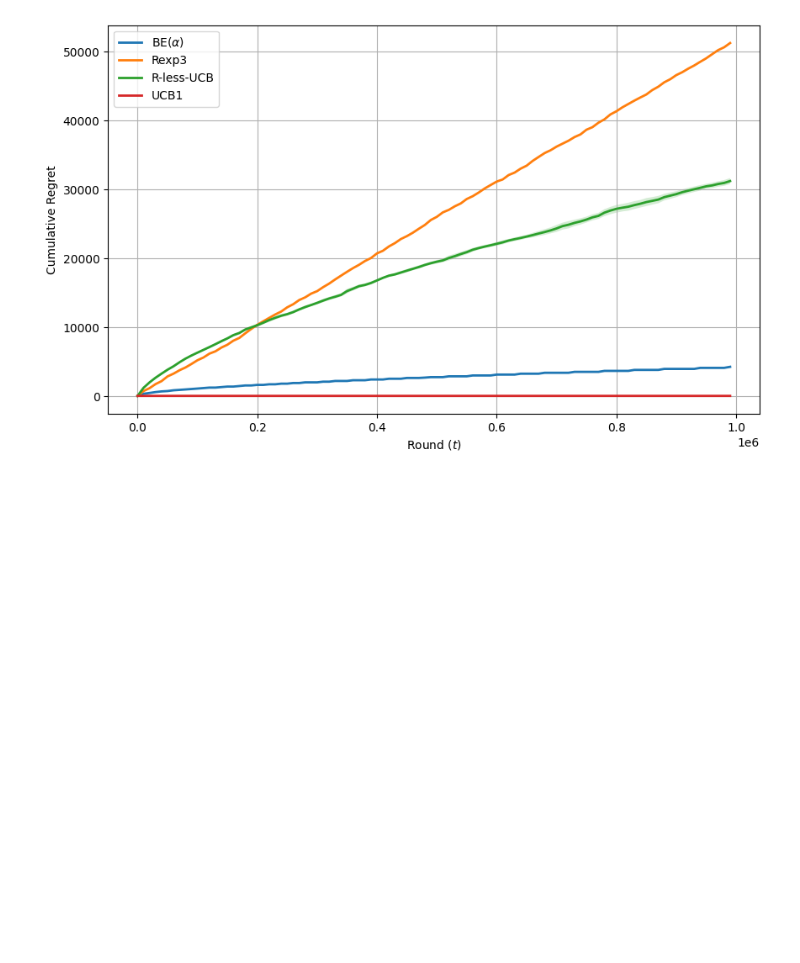
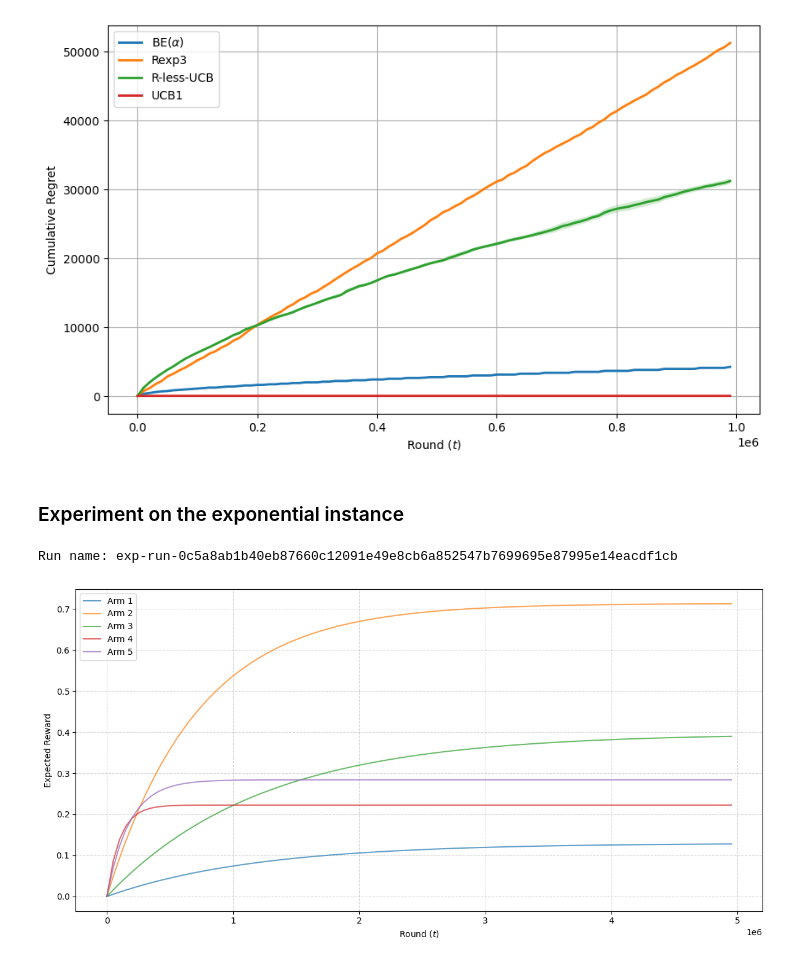
Before and after one commit to m1gwings/rcbealpha-experiments, a Jupyter notebook: rcbealpha-experiments.ipynb, the cells around one changed output. Drawn from its saved outputs; the diff is of its cells as text; code cells hidden in the pictures; blank space fills up the shorter version.

Commit message:
Add interesting exponential instance

```diff
--- a/rcbealpha-experiments.ipynb
+++ b/rcbealpha-experiments.ipynb
@@ -218,3 +218,37 @@ with open(f'{OUT_FOLDER}/{STAT_RUN_NAME}.pkl', 'rb') as f:
 plot_comparison('stat-comparison', results_stat_inst)
 # %% [output]
 [figure]
+# %% [markdown]
+### Experiment on the exponential instance
+# %%
+EXP_CONF = {
+    'K': 5,
+    'T': 5000000,
+    'N_RUNS': 10,
+    'SIGMA': 0.1,
+    'SEED': 9,
+    'ALPHA': 8/3,
+    'EPSILON': 0.25,
+    'ALPHA2': 2.1,
+    'SPEED': 50
+}
+
+EXP_RUN_NAME = f'exp-run-{hashlib.sha256(str(EXP_CONF).encode()).hexdigest()}'
+print(f'Run name: {EXP_RUN_NAME}')
+
+random_agent = RandomAgent(K=EXP_CONF['K'], seed=EXP_CONF['SEED'])
+bealpha_agent = RCBEAlphaAgent(K=EXP_CONF['K'], alpha=EXP_CONF['ALPHA'], sigma=EXP_CONF['SIGMA'])
+rexpr3_agent = Rexp3Agent(K=EXP_CONF['K'], delta=Rexp3Agent.tune_delta(EXP_CONF['T'], EXP_CONF['K'], EXP_CONF['K']),
+                          gamma=Rexp3Agent.tune_gamma(EXP_CONF['T'], EXP_CONF['K'], EXP_CONF['K']),
+                          seed=EXP_CONF['SEED'])
+rlessucb_agent = RLessUCBAgent(K=EXP_CONF['K'], epsilon=EXP_CONF['EPSILON'], alpha=EXP_CONF['ALPHA2'], sigma=EXP_CONF['SIGMA'])
+ucb1_agent = UCB1Agent(K=EXP_CONF['K'], sigma=EXP_CONF['SIGMA'])
+
+agents = [random_agent, bealpha_agent, rexpr3_agent, rlessucb_agent, ucb1_agent]
+
+instance = ExponentialInstance(K=EXP_CONF['K'], T=EXP_CONF['T'], seed=EXP_CONF['SEED'], speed=EXP_CONF['SPEED'])
+
+plot_instance('exp-instance', instance, EXP_CONF['T'])
+# %% [output]
+Run name: exp-run-0c5a8ab1b40eb87660c12091e49e8cb6a852547b7699695e87995e14eacdf1cb
+[figure, added]
```
Also changed, not shown: parts of 3 cells of this notebook, 2 other files.
